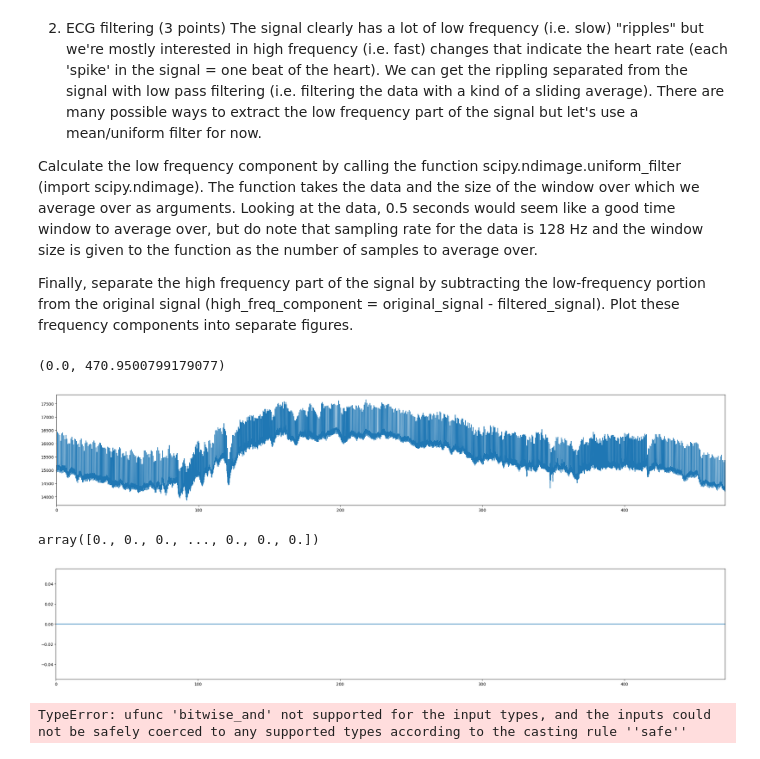
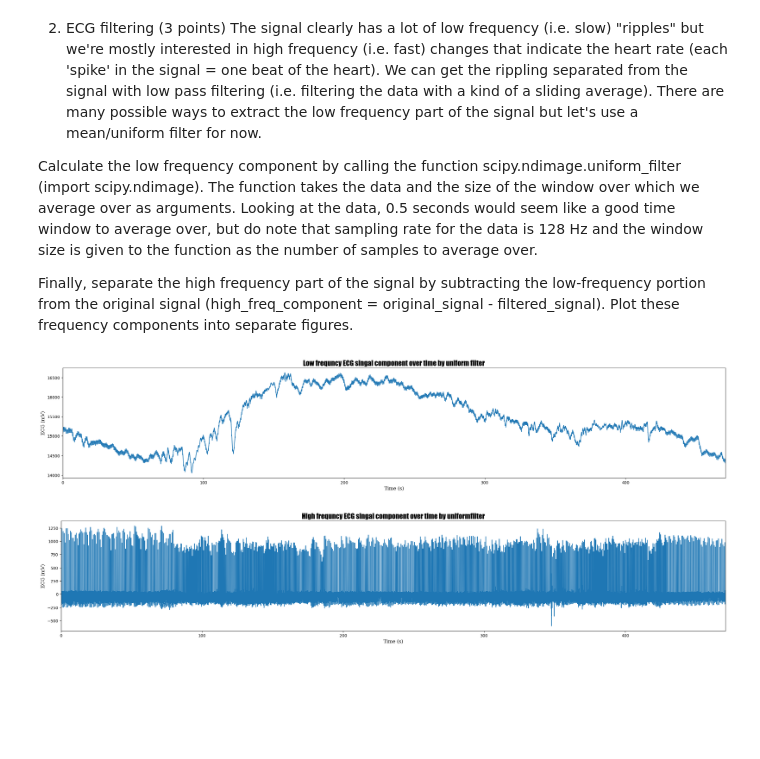
Before and after one commit to rg450318262/2023_courses, a Jupyter notebook: Python/Coursework5.ipynb, the cells around one changed output. Saved outputs shown, nothing was run; the diff lists cells and outputs as text; code cells hidden in the pictures; blank space fills up the shorter version.

```diff
--- a/Python/Coursework5.ipynb
+++ b/Python/Coursework5.ipynb
@@ -49,29 +49,34 @@ The signal clearly has a lot of low frequency (i.e. slow) "ripples" but we're mo
 Calculate the low frequency component by calling the function scipy.ndimage.uniform_filter (import scipy.ndimage). The function takes the data and the size of the window over which we average over as arguments. Looking at the data, 0.5 seconds would seem like a good time window to average over, but do note that sampling rate for the data is 128 Hz and the window size is given to the function as the number of samples to average over.
 
 Finally, separate the high frequency part of the signal by subtracting the low-frequency portion from the original signal (high_freq_component = original_signal - filtered_signal). Plot these frequency components into separate figures.
-# %%
-ecg_1s = ecg[ecg["ts"]<1]
-
-import scipy.ndimage as nd
-ecg_filtered = nd.uniform_filter(ecg["ecg"], size=0.5)
-high_freq_component = ecg["ecg"] - ecg_filtered
-# plot the low frequency component
-plt.figure(figsize = (30,5))
-plt.plot(ecg["ts"], ecg_filtered)
-plt.xlim(min(ecg['ts']), max(ecg['ts']))
-# %% [output]
-(0.0, 470.9500799179077)
-[figure, removed]
-# %%
-# plot the high frequency component
-plt.figure(figsize = (30,5))
-plt.plot(ecg["ts"], high_freq_component)
-plt.xlim(min(ecg['ts']), max(ecg['ts']))
-high_freq_component
-# %% [output]
-array([0., 0., 0., ..., 0., 0., 0.])
-[figure, removed]
-# %%
-ecg_1s = (ecg[ecg["ts"]<2]) & (ecg[ecg["ts"]>1])
-# %% [output]
-TypeError: ufunc 'bitwise_and' not supported for the input types, and the inputs could not be safely coerced to any supported types according to the casting rule ''safe''
+# %%
+def ecg_plot(ecg, method):
+#parse the method name and get the method string
+    function = eval(method)
+    method = method.split(".")[1]
+    method = method.split("_")[0]
+# calculate the low frequncy component
+    ecg_0tohalf = ecg[(ecg["ts"] < 0.5) & (ecg["ts"] > 0)]
+    import scipy.ndimage as nd
+    ecg_filtered = function(ecg["ecg"], (ecg_0tohalf.shape[0]))
+    high_freq_component = ecg["ecg"] - ecg_filtered
+# plot the low frequency component
+    plt.figure(figsize=(30, 5))
+    plt.plot(ecg["ts"], ecg_filtered)
+    plt.xlim(min(ecg['ts']), max(ecg['ts']))
+    plt.xlabel("Time (s)", fontname="serif", fontsize=12)
+    plt.ylabel("ECG (mV)", fontname="serif", fontsize=12)
+    plt.title(f"Low frequncy ECG singal component over time by {method} filter" ,
+    fontname="fantasy", fontsize=18)
+# plot the high frequency component
+    plt.figure(figsize = (30,5))
+    plt.plot(ecg["ts"], high_freq_component)
+    plt.xlim(min(ecg['ts']), max(ecg['ts']))
+    plt.xlabel("Time (s)", fontname = "serif", fontsize = 12)
+    plt.ylabel("ECG (mV)", fontname = "serif", fontsize = 12)
+    plt.title(f"High frequncy ECG singal component over time by {method}filter", fontname = "fantasy", fontsize = 18)
+# %%
+ecg_plot(ecg, "nd.uniform_filter")
+# %% [output]
+[figure, added]
+[figure, added]
```
Also changed, not shown: parts of 3 cells of this notebook.
